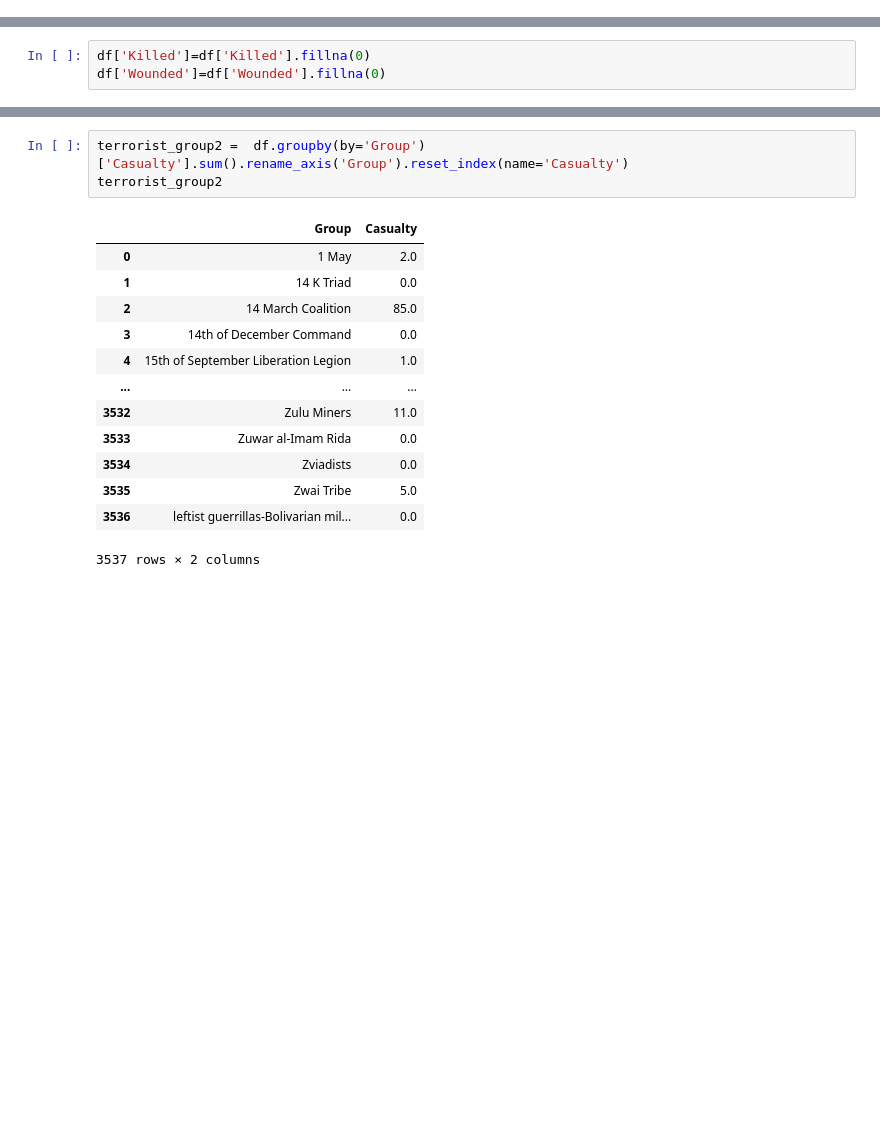
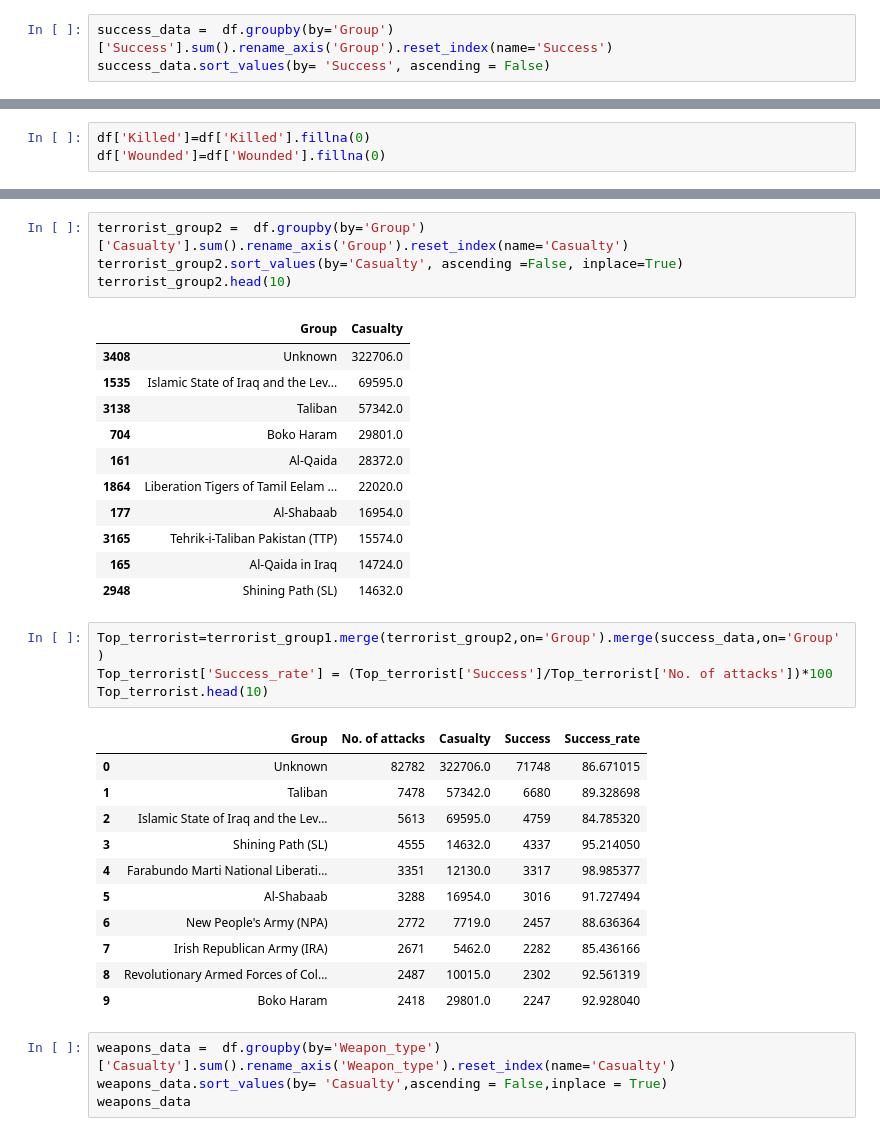
Before and after one commit to disuja7/Global_terrorism_analysis, a Jupyter notebook: Deeshu_Kumar_Global_Terrorism_Analysis_Capstone_Project.ipynb, the cells around one changed output, grey strips where cells are left out. Drawn from its saved outputs; the diff is of its cells as text; blank space fills up the shorter version.

```diff
--- a/Deeshu_Kumar_Global_Terrorism_Analysis_Capstone_Project.ipynb
+++ b/Deeshu_Kumar_Global_Terrorism_Analysis_Capstone_Project.ipynb
@@ -269,3 +269,6 @@ terrorist_group1.head(10)
 | 7 | Irish Republican Army (IRA) | 2671 |
 | 8 | Revolutionary Armed Forces of Col... | 2487 |
 | 9 | Boko Haram | 2418 |
+# %%
+success_data =  df.groupby(by='Group')['Success'].sum().rename_axis('Group').reset_index(name='Success')
+success_data.sort_values(by= 'Success', ascending = False)
@@ -284,18 +301,37 @@ df.head(5)
 | 4 | 1970 | 1 | 0 | Japan | East Asia | Fukouka | Facility/Infrastructure Attack | U.S. Consulate | 0.0 | 0.0 | NaN | ... |
 # %%
 terrorist_group2 =  df.groupby(by='Group')['Casualty'].sum().rename_axis('Group').reset_index(name='Casualty')
-terrorist_group2
+terrorist_group2.sort_values(by='Casualty', ascending =False, inplace=True)
+terrorist_group2.head(10)
 # %% [output]
 |  | Group | Casualty |
-| 0 | 1 May | 2.0 |
-| 1 | 14 K Triad | 0.0 |
-| 2 | 14 March Coalition | 85.0 |
-| 3 | 14th of December Command | 0.0 |
-| 4 | 15th of September Liberation Legion | 1.0 |
-| ... | ... | ... |
-| 3532 | Zulu Miners | 11.0 |
-| 3533 | Zuwar al-Imam Rida | 0.0 |
-| 3534 | Zviadists | 0.0 |
-| 3535 | Zwai Tribe | 5.0 |
-| 3536 | leftist guerrillas-Bolivarian mil... | 0.0 |
+| 3408 | Unknown | 322706.0 |
+| 1535 | Islamic State of Iraq and the Lev... | 69595.0 |
+| 3138 | Taliban | 57342.0 |
+| 704 | Boko Haram | 29801.0 |
+| 161 | Al-Qaida | 28372.0 |
+| 1864 | Liberation Tigers of Tamil Eelam ... | 22020.0 |
+| 177 | Al-Shabaab | 16954.0 |
+| 3165 | Tehrik-i-Taliban Pakistan (TTP) | 15574.0 |
+| 165 | Al-Qaida in Iraq | 14724.0 |
+| 2948 | Shining Path (SL) | 14632.0 |
-3537 rows × 2 columns
+# %%
+Top_terrorist=terrorist_group1.merge(terrorist_group2,on='Group').merge(success_data,on='Group')
+Top_terrorist['Success_rate'] = (Top_terrorist['Success']/Top_terrorist['No. of attacks'])*100
+Top_terrorist.head(10)
+# %% [output]
+|  | Group | No. of attacks | Casualty | Success | Success_rate |
+| 0 | Unknown | 82782 | 322706.0 | 71748 | 86.671015 |
+| 1 | Taliban | 7478 | 57342.0 | 6680 | 89.328698 |
+| 2 | Islamic State of Iraq and the Lev... | 5613 | 69595.0 | 4759 | 84.785320 |
+| 3 | Shining Path (SL) | 4555 | 14632.0 | 4337 | 95.214050 |
+| 4 | Farabundo Marti National Liberati... | 3351 | 12130.0 | 3317 | 98.985377 |
+| 5 | Al-Shabaab | 3288 | 16954.0 | 3016 | 91.727494 |
+| 6 | New People's Army (NPA) | 2772 | 7719.0 | 2457 | 88.636364 |
+| 7 | Irish Republican Army (IRA) | 2671 | 5462.0 | 2282 | 85.436166 |
+| 8 | Revolutionary Armed Forces of Col... | 2487 | 10015.0 | 2302 | 92.561319 |
+| 9 | Boko Haram | 2418 | 29801.0 | 2247 | 92.928040 |
+# %%
+weapons_data =  df.groupby(by='Weapon_type')['Casualty'].sum().rename_axis('Weapon_type').reset_index(name='Casualty')
+weapons_data.sort_values(by= 'Casualty',ascending = False,inplace = True)
+weapons_data
```
Also changed, not shown: parts of 9 cells of this notebook.
